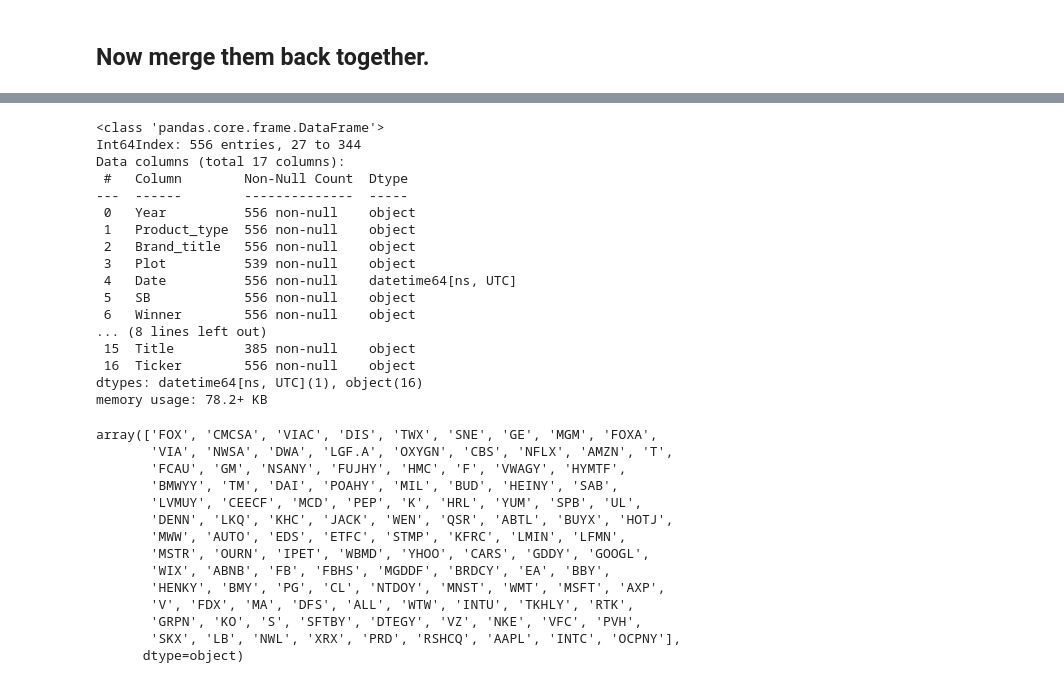
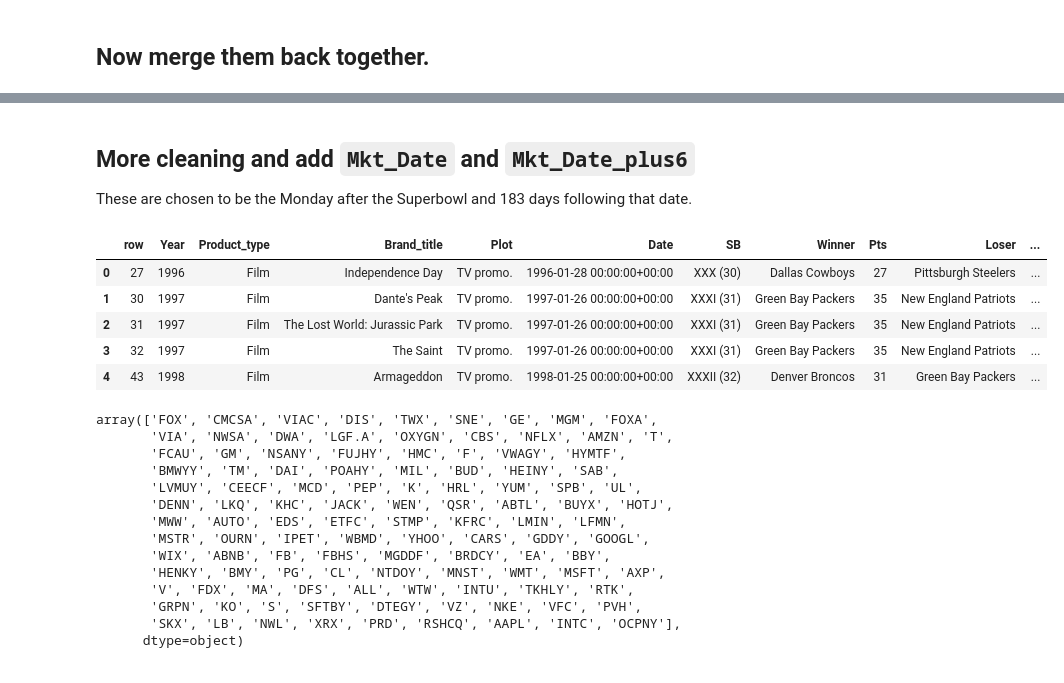
Before and after one commit to mikedshadow/Capstone-2, a Jupyter notebook: Notebooks/Capstone-2-Data-Wrangling.ipynb, the cells around one changed output, grey strips where cells are left out. Saved outputs shown, nothing was run; the diff lists cells and outputs as text; code cells hidden in the pictures.

```diff
--- a/Notebooks/Capstone-2-Data-Wrangling.ipynb
+++ b/Notebooks/Capstone-2-Data-Wrangling.ipynb
@@ -576,26 +574,23 @@ tickers_added.head()
+# %% [markdown]
+## More cleaning and add `Mkt_Date` and `Mkt_Date_plus6`
+These are chosen to be the Monday after the Superbowl and 183 days following that date.
 # %%
+# explain these and add cell above with `.unique`
 tickers_added.Ticker = tickers_added.Ticker.str.replace(" ", "").str.replace("OTC:", "").str.replace("NYSE:", "")
 tickers_added.Ticker = tickers_added.Ticker.str.replace("NASDAQ:", "").str.replace("SpectrumBrandsHoldings,Inc.\(SPB\)", "SPB")
 tickers_added.Ticker = tickers_added.Ticker.str.replace("\(Unilever\)", "")
-tickers_added.info()
+tickers_added['Mkt_Date'] = tickers_added['Date'] + pd.Timedelta(days=1)
+tickers_added['Mkt_Date_plus6'] = tickers_added['Date'] + pd.Timedelta(days=183)
+tickers_added['Mkt_Date'] = tickers_added['Mkt_Date'].dt.strftime('%m-%d-%Y')
+tickers_added['Mkt_Date_plus6'] = tickers_added['Mkt_Date_plus6'].dt.strftime('%m-%d-%Y')
+tickers_added.head()
 # %% [output]
-<class 'pandas.core.frame.DataFrame'>
-Int64Index: 556 entries, 27 to 344
-Data columns (total 17 columns):
- #   Column        Non-Null Count  Dtype
----  ------        --------------  -----
- 0   Year          556 non-null    object
- 1   Product_type  556 non-null    object
- 2   Brand_title   556 non-null    object
- 3   Plot          539 non-null    object
- 4   Date          556 non-null    datetime64[ns, UTC]
- 5   SB            556 non-null    object
- 6   Winner        556 non-null    object
-... (8 lines left out)
- 15  Title         385 non-null    object
- 16  Ticker        556 non-null    object
-dtypes: datetime64[ns, UTC](1), object(16)
-memory usage: 78.2+ KB
+|  | row | Year | Product_type | Brand_title | Plot | Date | SB | Winner | Pts | Loser | ... |
+| 0 | 27 | 1996 | Film | Independence Day | TV promo. | 1996-01-28 00:00:00+00:00 | XXX (30) | Dallas Cowboys | 27 | Pittsburgh Steelers | ... |
+| 1 | 30 | 1997 | Film | Dante's Peak | TV promo. | 1997-01-26 00:00:00+00:00 | XXXI (31) | Green Bay Packers | 35 | New England Patriots | ... |
+| 2 | 31 | 1997 | Film | The Lost World: Jurassic Park | TV promo. | 1997-01-26 00:00:00+00:00 | XXXI (31) | Green Bay Packers | 35 | New England Patriots | ... |
+| 3 | 32 | 1997 | Film | The Saint | TV promo. | 1997-01-26 00:00:00+00:00 | XXXI (31) | Green Bay Packers | 35 | New England Patriots | ... |
+| 4 | 43 | 1998 | Film | Armageddon | TV promo. | 1998-01-25 00:00:00+00:00 | XXXII (32) | Denver Broncos | 31 | Green Bay Packers | ... |
 # %%
 notkr = ['N/A', 'Private(Mars,Inc.)', 'Private', 'Private(MexicanHassAvocadoImportersAssociation)', "Private(Arby'sRestaurantGroup,Inc.)" , 'none', 'NONE',':none']
 no_ticker = tickers_added[tickers_added["Ticker"].isin(notkr)]
```
Also changed, not shown: parts of 35 cells of this notebook.
